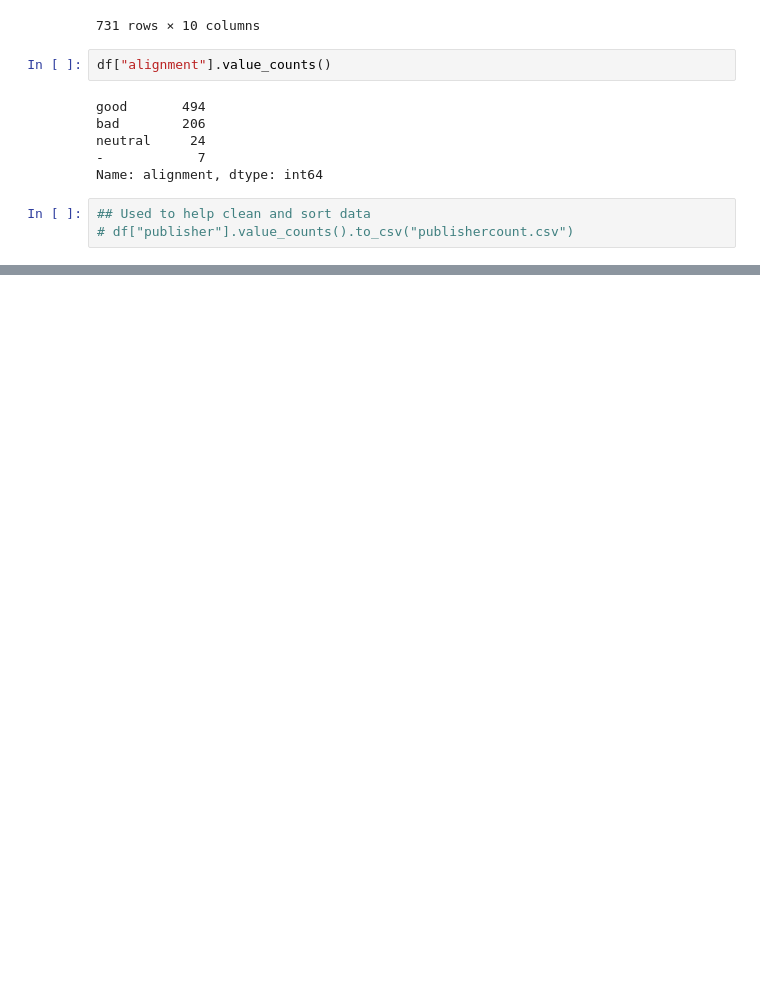
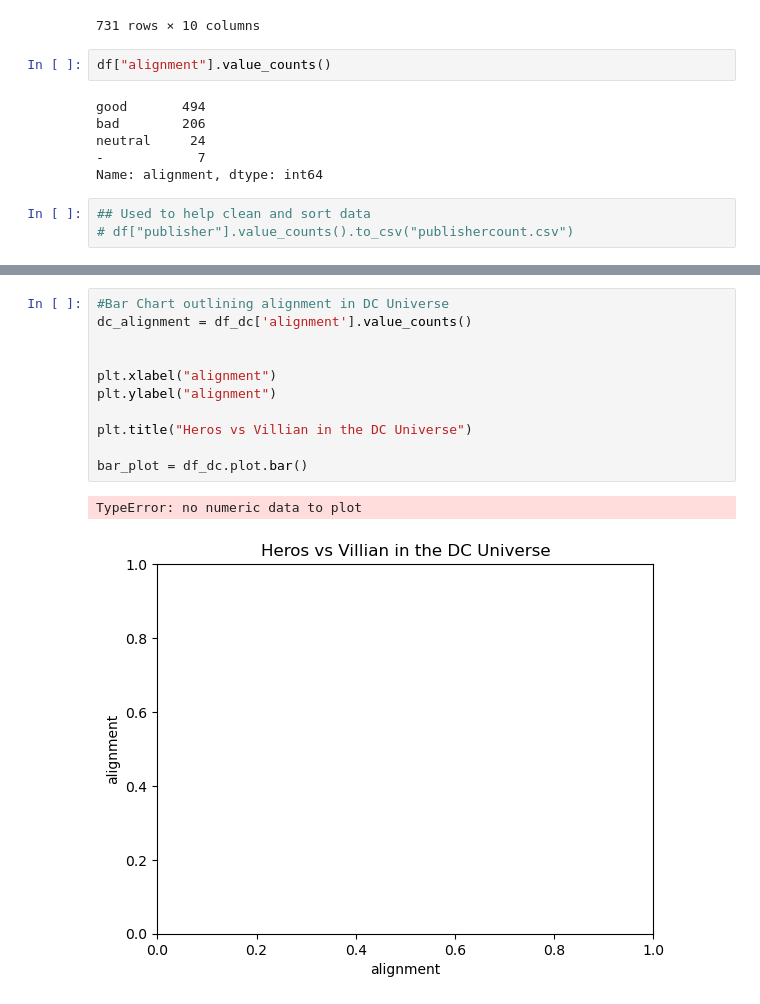
Before and after one commit to adelao747/Project_1-DC_Marvel, a Jupyter notebook: Project_1(UCBX_DA).ipynb, the cells around one changed output, grey strips where cells are left out. Saved outputs shown, nothing was run; the diff lists cells and outputs as text; blank space fills up the shorter version.

```diff
--- a/Project_1(UCBX_DA).ipynb
+++ b/Project_1(UCBX_DA).ipynb
@@ -133,0 +150,14 @@ df_dc= df.loc[
+# %%
+#Bar Chart outlining alignment in DC Universe
+dc_alignment = df_dc['alignment'].value_counts()
+
+
+plt.xlabel("alignment")
+plt.ylabel("alignment")
+
+plt.title("Heros vs Villian in the DC Universe")
+
+bar_plot = df_dc.plot.bar()
+# %% [output]
+TypeError: no numeric data to plot
+[figure, added]
```
Also changed, not shown: parts of 3 cells of this notebook.
